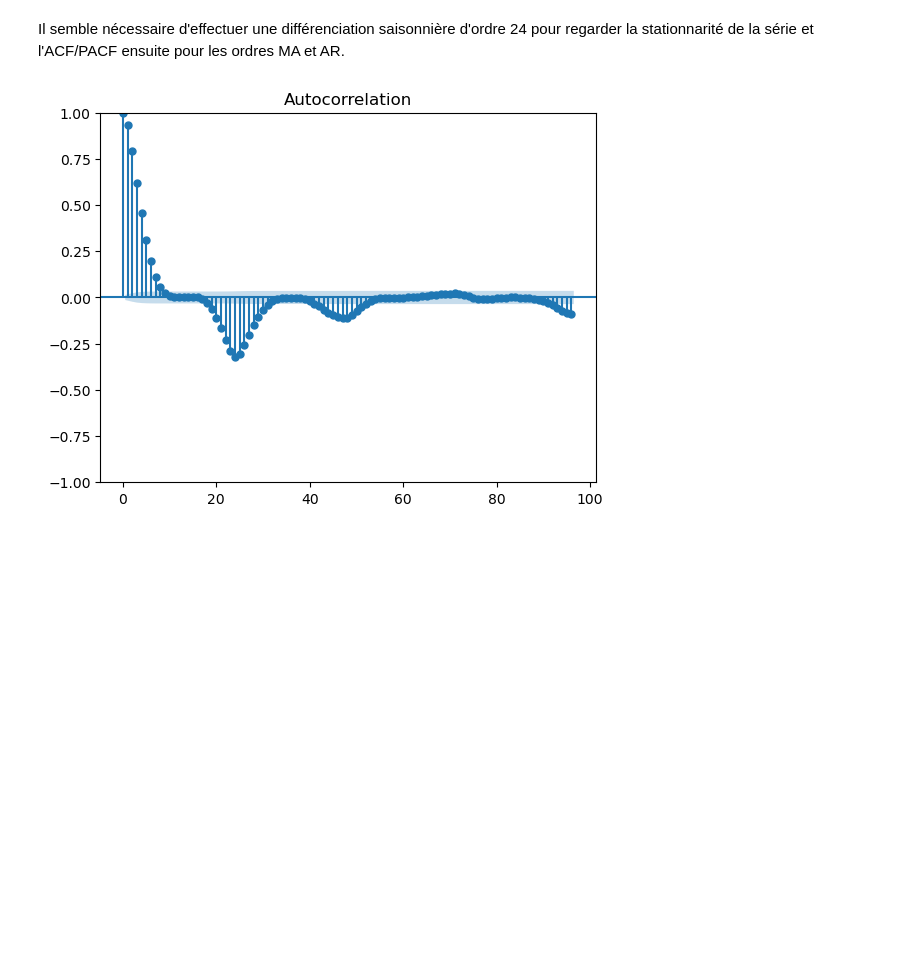
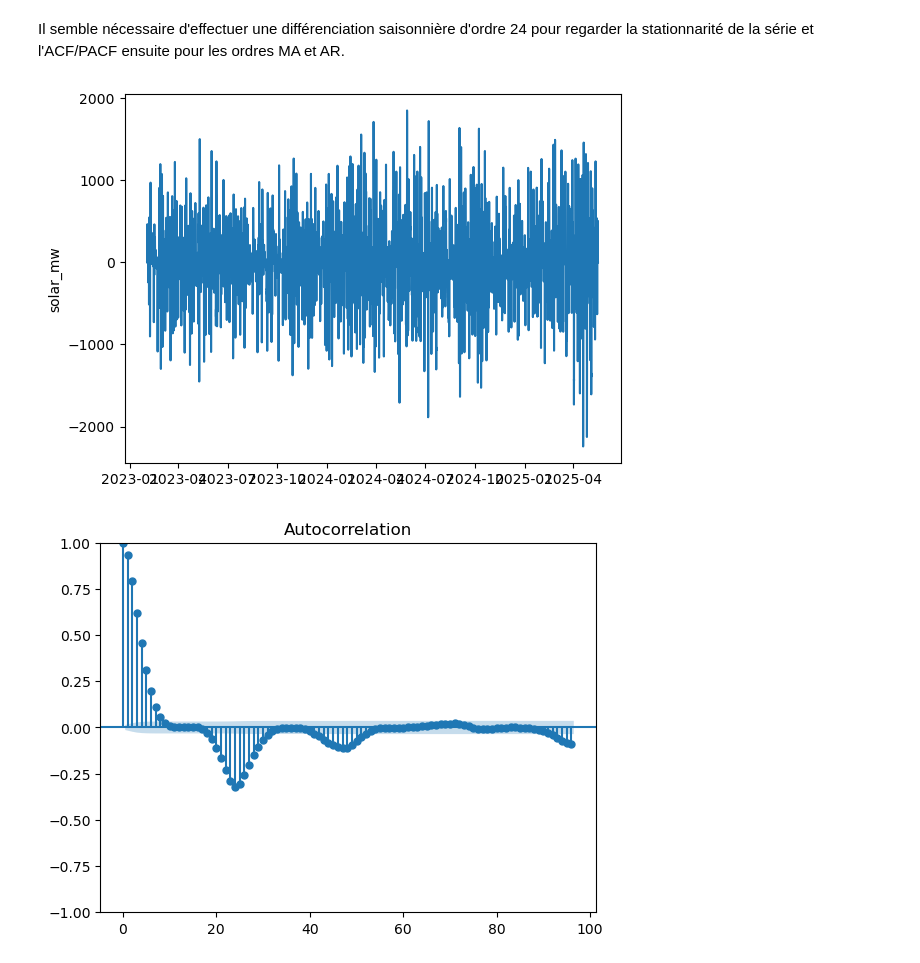
Before and after one commit to Simonsns/solar_prediction, a Jupyter notebook: notebooks/01_data_exploration.ipynb, the cells around one changed output. Cells and saved outputs as stored; diff of their text form; code cells hidden in the pictures; blank space fills up the shorter version.

```diff
--- a/notebooks/01_data_exploration.ipynb
+++ b/notebooks/01_data_exploration.ipynb
@@ -487,6 +542,10 @@ Il semble nécessaire d'effectuer une différenciation saisonnière d'ordre 24 p
 # %%
 # Différenciation saisonnière d'ordre 24
 solar_ts_diff24 = solar_ts.diff(24).dropna()
+sns.lineplot(solar_ts_diff24)
+plt.show()
+# %% [output]
+[figure, added]
 # %%
 plot_acf(solar_ts_diff24, lags=96)
 plot_pacf(solar_ts_diff24, lags=96)
```
Also changed, not shown: parts of 28 cells of this notebook.
